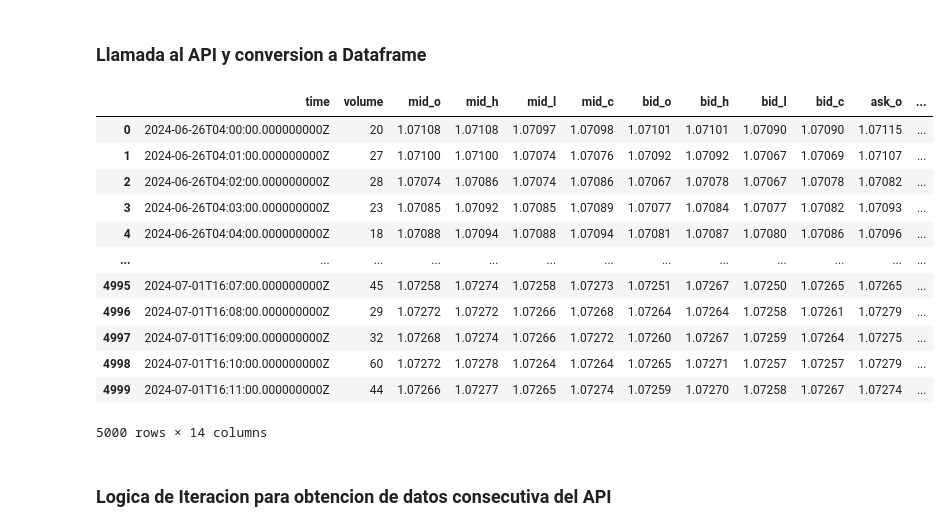
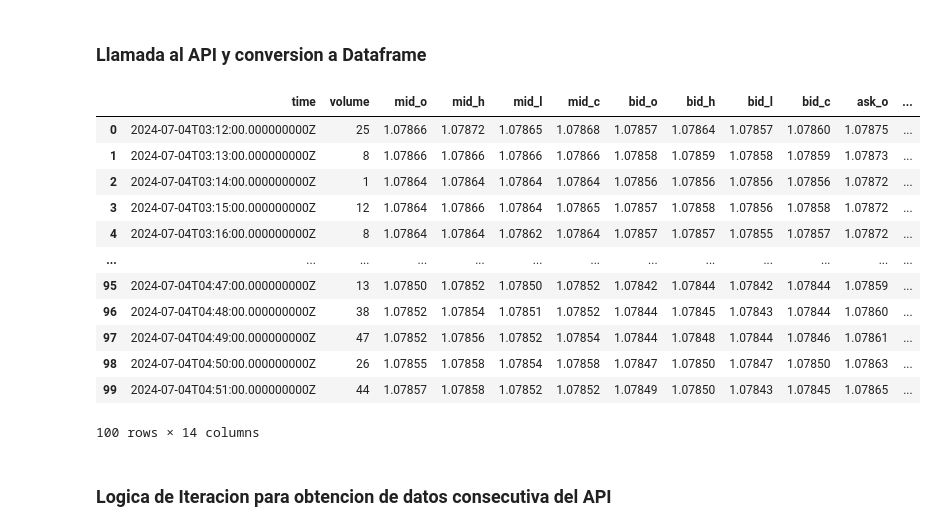
Before and after one commit to eduardogv/silverbullet-oanda, a Jupyter notebook: my-oanda.ipynb, the cells around one changed output. Cells and saved outputs as stored; diff of their text form; code cells hidden in the pictures.

```diff
--- a/my-oanda.ipynb
+++ b/my-oanda.ipynb
@@ -160,25 +160,26 @@ def convert_to_df(candle_data):
 # %%
 # PRUEBO LA FUNCION
 instrument = "EUR_USD"
 granularity = "M1"
 starting_date = obtener_hora_04_00_utc_rfc3339_hace_7_dias()
+ahoprita = '2024-07-04T03:12:25.253345Z'
 
-initial_json = get_candles(instrument, granularity, starting_date, 5000)
+initial_json = get_candles(instrument, granularity, ahoprita, 5000)
 initial_df = convert_to_df(initial_json)
 initial_df
 # %% [output]
 |  | time | volume | mid_o | mid_h | mid_l | mid_c | bid_o | bid_h | bid_l | bid_c | ask_o | ... |
-| 0 | 2024-06-26T04:00:00.000000000Z | 20 | 1.07108 | 1.07108 | 1.07097 | 1.07098 | 1.07101 | 1.07101 | 1.07090 | 1.07090 | 1.07115 | ... |
-| 1 | 2024-06-26T04:01:00.000000000Z | 27 | 1.07100 | 1.07100 | 1.07074 | 1.07076 | 1.07092 | 1.07092 | 1.07067 | 1.07069 | 1.07107 | ... |
-| 2 | 2024-06-26T04:02:00.000000000Z | 28 | 1.07074 | 1.07086 | 1.07074 | 1.07086 | 1.07067 | 1.07078 | 1.07067 | 1.07078 | 1.07082 | ... |
-| 3 | 2024-06-26T04:03:00.000000000Z | 23 | 1.07085 | 1.07092 | 1.07085 | 1.07089 | 1.07077 | 1.07084 | 1.07077 | 1.07082 | 1.07093 | ... |
-| 4 | 2024-06-26T04:04:00.000000000Z | 18 | 1.07088 | 1.07094 | 1.07088 | 1.07094 | 1.07081 | 1.07087 | 1.07080 | 1.07086 | 1.07096 | ... |
+| 0 | 2024-07-04T03:12:00.000000000Z | 25 | 1.07866 | 1.07872 | 1.07865 | 1.07868 | 1.07857 | 1.07864 | 1.07857 | 1.07860 | 1.07875 | ... |
+| 1 | 2024-07-04T03:13:00.000000000Z | 8 | 1.07866 | 1.07866 | 1.07866 | 1.07866 | 1.07858 | 1.07859 | 1.07858 | 1.07859 | 1.07873 | ... |
+| 2 | 2024-07-04T03:14:00.000000000Z | 1 | 1.07864 | 1.07864 | 1.07864 | 1.07864 | 1.07856 | 1.07856 | 1.07856 | 1.07856 | 1.07872 | ... |
+| 3 | 2024-07-04T03:15:00.000000000Z | 12 | 1.07864 | 1.07866 | 1.07864 | 1.07865 | 1.07857 | 1.07858 | 1.07856 | 1.07858 | 1.07872 | ... |
+| 4 | 2024-07-04T03:16:00.000000000Z | 8 | 1.07864 | 1.07864 | 1.07862 | 1.07864 | 1.07857 | 1.07857 | 1.07855 | 1.07857 | 1.07872 | ... |
 | ... | ... | ... | ... | ... | ... | ... | ... | ... | ... | ... | ... | ... |
-| 4995 | 2024-07-01T16:07:00.000000000Z | 45 | 1.07258 | 1.07274 | 1.07258 | 1.07273 | 1.07251 | 1.07267 | 1.07250 | 1.07265 | 1.07265 | ... |
-| 4996 | 2024-07-01T16:08:00.000000000Z | 29 | 1.07272 | 1.07272 | 1.07266 | 1.07268 | 1.07264 | 1.07264 | 1.07258 | 1.07261 | 1.07279 | ... |
-| 4997 | 2024-07-01T16:09:00.000000000Z | 32 | 1.07268 | 1.07274 | 1.07266 | 1.07272 | 1.07260 | 1.07267 | 1.07259 | 1.07264 | 1.07275 | ... |
-| 4998 | 2024-07-01T16:10:00.000000000Z | 60 | 1.07272 | 1.07278 | 1.07264 | 1.07264 | 1.07265 | 1.07271 | 1.07257 | 1.07257 | 1.07279 | ... |
-| 4999 | 2024-07-01T16:11:00.000000000Z | 44 | 1.07266 | 1.07277 | 1.07265 | 1.07274 | 1.07259 | 1.07270 | 1.07258 | 1.07267 | 1.07274 | ... |
+| 95 | 2024-07-04T04:47:00.000000000Z | 13 | 1.07850 | 1.07852 | 1.07850 | 1.07852 | 1.07842 | 1.07844 | 1.07842 | 1.07844 | 1.07859 | ... |
+| 96 | 2024-07-04T04:48:00.000000000Z | 38 | 1.07852 | 1.07854 | 1.07851 | 1.07852 | 1.07844 | 1.07845 | 1.07843 | 1.07844 | 1.07860 | ... |
+| 97 | 2024-07-04T04:49:00.000000000Z | 47 | 1.07852 | 1.07856 | 1.07852 | 1.07854 | 1.07844 | 1.07848 | 1.07844 | 1.07846 | 1.07861 | ... |
+| 98 | 2024-07-04T04:50:00.000000000Z | 26 | 1.07855 | 1.07858 | 1.07854 | 1.07858 | 1.07847 | 1.07850 | 1.07847 | 1.07850 | 1.07863 | ... |
+| 99 | 2024-07-04T04:51:00.000000000Z | 44 | 1.07857 | 1.07858 | 1.07852 | 1.07852 | 1.07849 | 1.07850 | 1.07843 | 1.07845 | 1.07865 | ... |
-5000 rows × 14 columns
+100 rows × 14 columns
 # %% [markdown]
 ### Logica de Iteracion para obtencion de datos consecutiva del API
```
Also changed, not shown: parts of 15 cells of this notebook.
